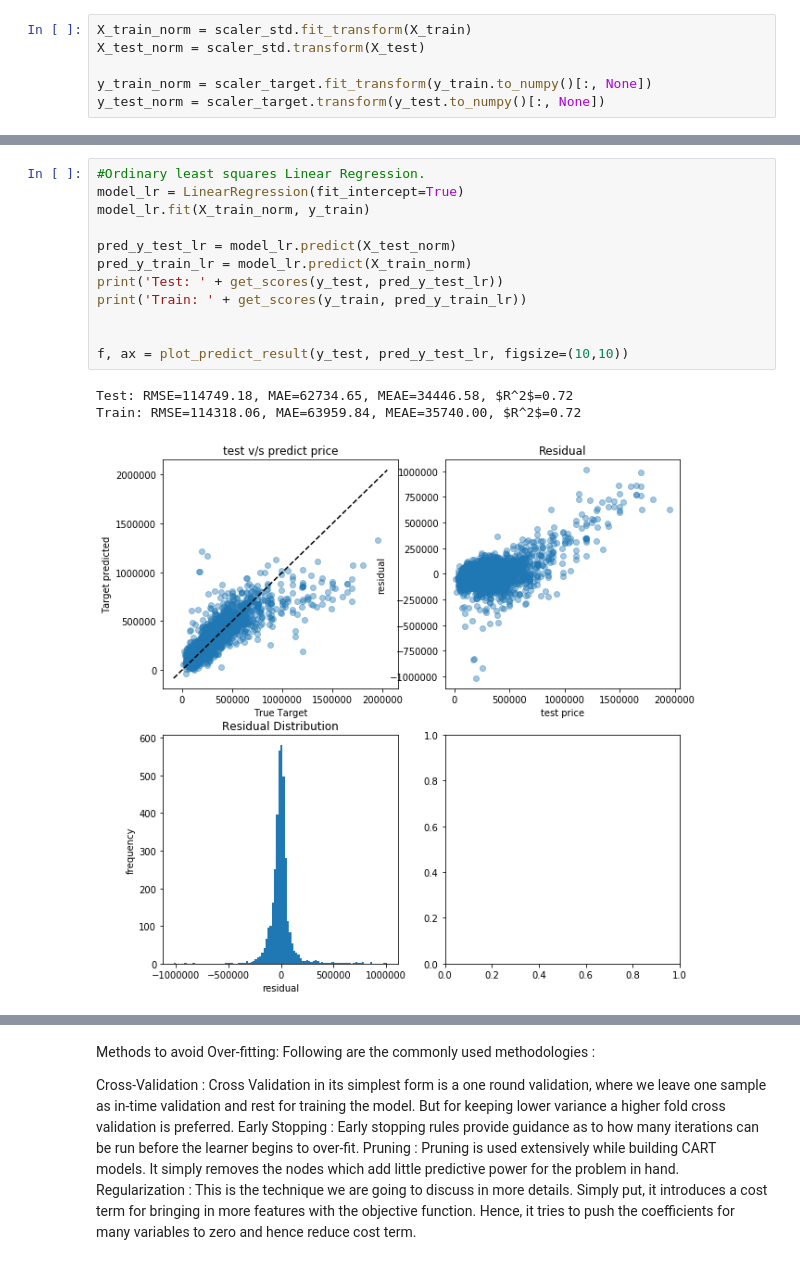
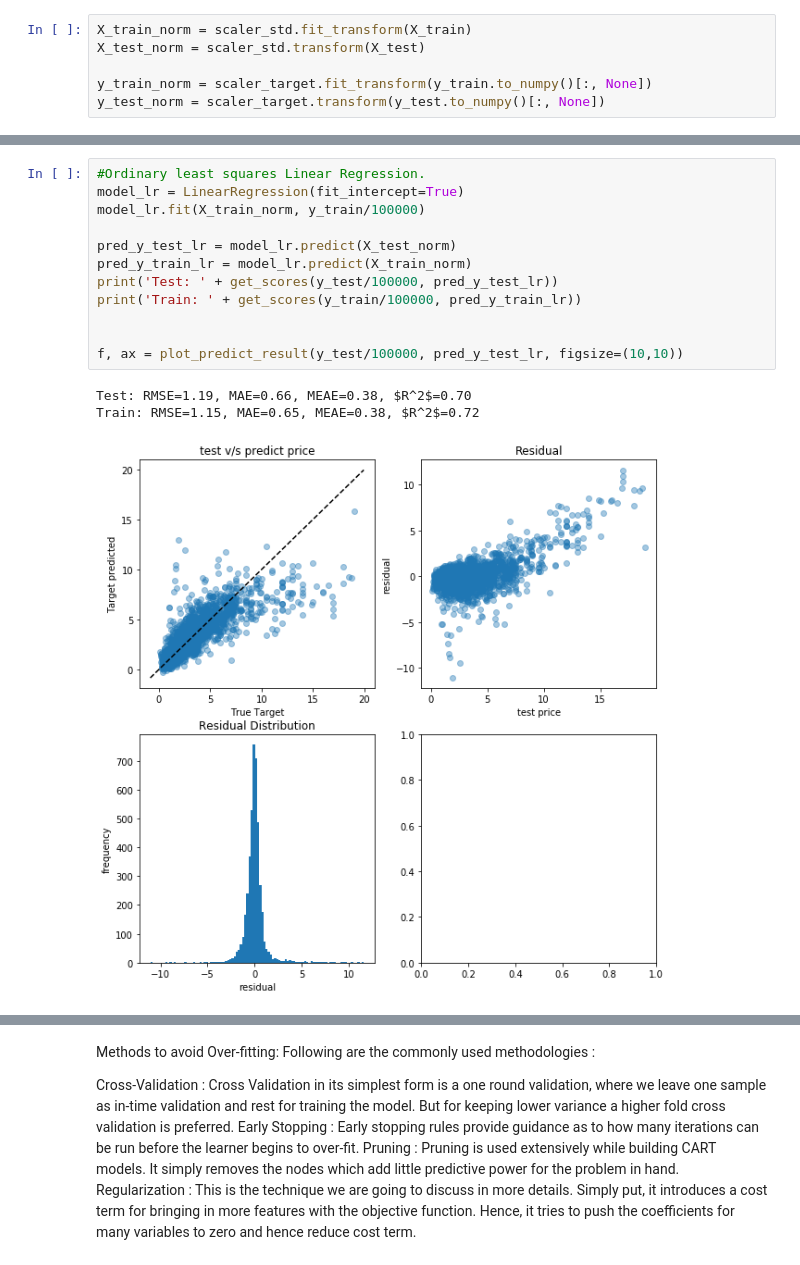
Before and after one commit to creyesp/houses-project, a Jupyter notebook: notebooks/Second_day_workshop_solution.ipynb, the cells around one changed output, grey strips where cells are left out. Drawn from its saved outputs; the diff is of its cells as text.

```diff
--- a/notebooks/Second_day_workshop_solution.ipynb
+++ b/notebooks/Second_day_workshop_solution.ipynb
@@ -215,19 +247,19 @@ Important Points:
 # %%
 #Ordinary least squares Linear Regression.
 model_lr = LinearRegression(fit_intercept=True)
-model_lr.fit(X_train_norm, y_train)
+model_lr.fit(X_train_norm, y_train/100000)
 
 pred_y_test_lr = model_lr.predict(X_test_norm)
 pred_y_train_lr = model_lr.predict(X_train_norm)
-print('Test: ' + get_scores(y_test, pred_y_test_lr))
-print('Train: ' + get_scores(y_train, pred_y_train_lr))
+print('Test: ' + get_scores(y_test/100000, pred_y_test_lr))
+print('Train: ' + get_scores(y_train/100000, pred_y_train_lr))
 
 
-f, ax = plot_predict_result(y_test, pred_y_test_lr, figsize=(10,10))
+f, ax = plot_predict_result(y_test/100000, pred_y_test_lr, figsize=(10,10))
 # %% [output]
-Test: RMSE=114749.18, MAE=62734.65, MEAE=34446.58, $R^2$=0.72
-Train: RMSE=114318.06, MAE=63959.84, MEAE=35740.00, $R^2$=0.72
+Test: RMSE=1.19, MAE=0.66, MEAE=0.38, $R^2$=0.70
+Train: RMSE=1.15, MAE=0.65, MEAE=0.38, $R^2$=0.72
-[figure, old version]
+[figure, new version]
 # %%
 pd.Series(model_lr.coef_, index=X_train.columns).sort_values(ascending=False).plot(kind='bar')
 # %% [output]
```
Also changed, not shown: parts of 73 cells of this notebook, 9 other files.
